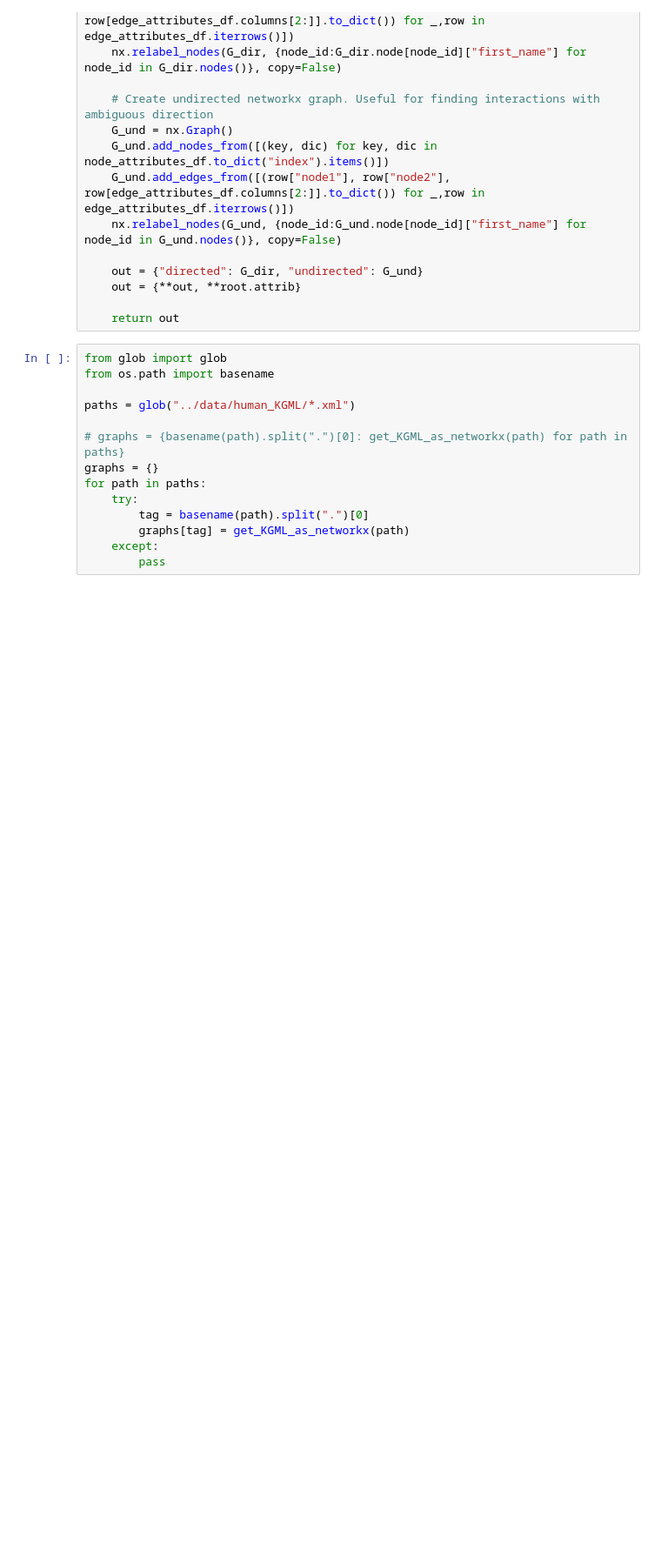
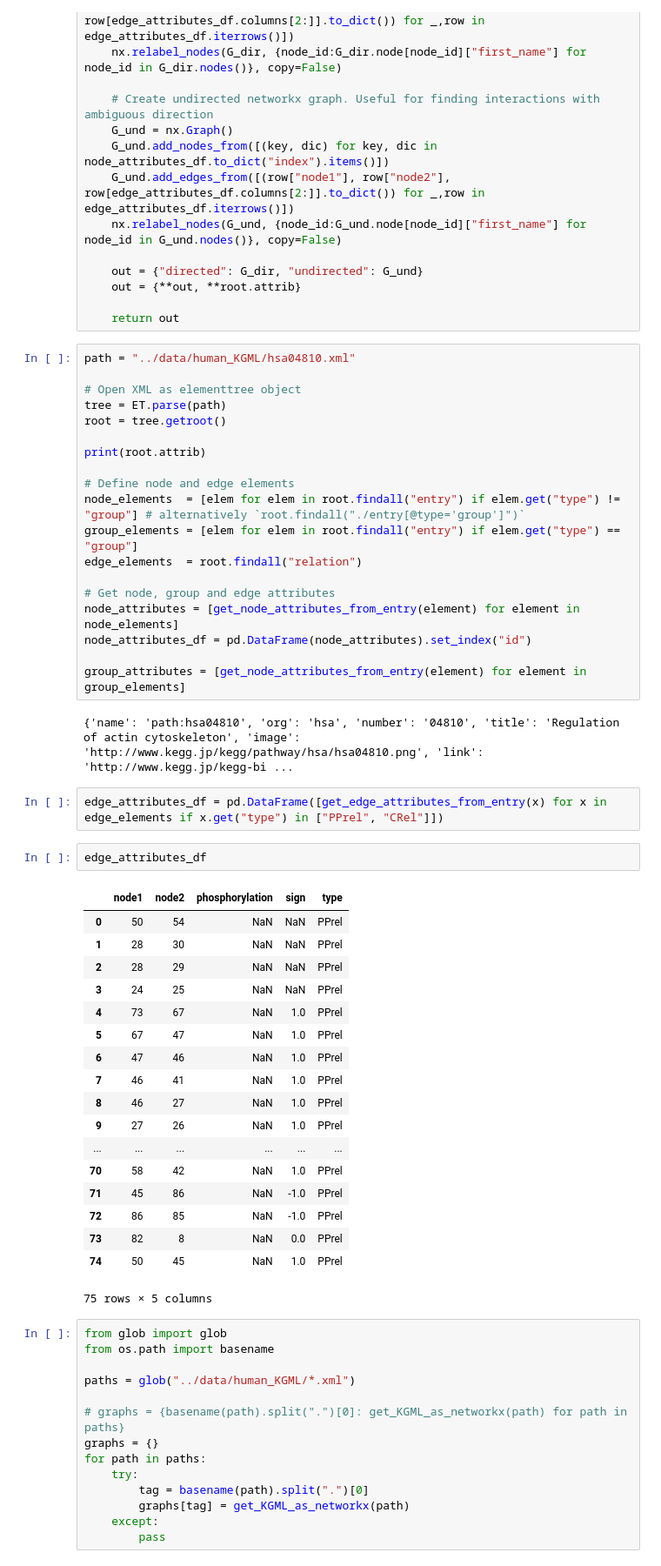
Before and after one commit to iamjli/keggx, a Jupyter notebook: scripts/generate_networkx.ipynb, the cells around one changed output. Shown at 87% size. Cells and saved outputs as stored; diff of their text form; blank space fills up the shorter version.

```diff
--- a/scripts/generate_networkx.ipynb
+++ b/scripts/generate_networkx.ipynb
@@ -147,6 +147,50 @@ def get_KGML_as_networkx(path):
     out = {**out, **root.attrib}
 
     return out
+# %%
+path = "../data/human_KGML/hsa04810.xml"
+
+# Open XML as elementtree object
+tree = ET.parse(path)
+root = tree.getroot()
+
+print(root.attrib)
+
+# Define node and edge elements
+node_elements  = [elem for elem in root.findall("entry") if elem.get("type") != "group"] # alternatively `root.findall("./entry[@type='group']")`
+group_elements = [elem for elem in root.findall("entry") if elem.get("type") == "group"]
+edge_elements  = root.findall("relation")
+
+# Get node, group and edge attributes
+node_attributes = [get_node_attributes_from_entry(element) for element in node_elements]
+node_attributes_df = pd.DataFrame(node_attributes).set_index("id")
+
+group_attributes = [get_node_attributes_from_entry(element) for element in group_elements]
+# %% [output]
+{'name': 'path:hsa04810', 'org': 'hsa', 'number': '04810', 'title': 'Regulation of actin cytoskeleton', 'image': 'http://www.kegg.jp/kegg/pathway/hsa/hsa04810.png', 'link': 'http://www.kegg.jp/kegg-bi ...
+# %%
+edge_attributes_df = pd.DataFrame([get_edge_attributes_from_entry(x) for x in edge_elements if x.get("type") in ["PPrel", "CRel"]])
+# %%
+edge_attributes_df
+# %% [output]
+|  | node1 | node2 | phosphorylation | sign | type |
+| 0 | 50 | 54 | NaN | NaN | PPrel |
+| 1 | 28 | 30 | NaN | NaN | PPrel |
+| 2 | 28 | 29 | NaN | NaN | PPrel |
+| 3 | 24 | 25 | NaN | NaN | PPrel |
+| 4 | 73 | 67 | NaN | 1.0 | PPrel |
+| 5 | 67 | 47 | NaN | 1.0 | PPrel |
+| 6 | 47 | 46 | NaN | 1.0 | PPrel |
+| 7 | 46 | 41 | NaN | 1.0 | PPrel |
+| 8 | 46 | 27 | NaN | 1.0 | PPrel |
+| 9 | 27 | 26 | NaN | 1.0 | PPrel |
+| ... | ... | ... | ... | ... | ... |
+| 70 | 58 | 42 | NaN | 1.0 | PPrel |
+| 71 | 45 | 86 | NaN | -1.0 | PPrel |
+| 72 | 86 | 85 | NaN | -1.0 | PPrel |
+| 73 | 82 | 8 | NaN | 0.0 | PPrel |
+| 74 | 50 | 45 | NaN | 1.0 | PPrel |
+75 rows × 5 columns
 # %%
 from glob import glob
 from os.path import basename
```
Also changed, not shown: 2 other files.
